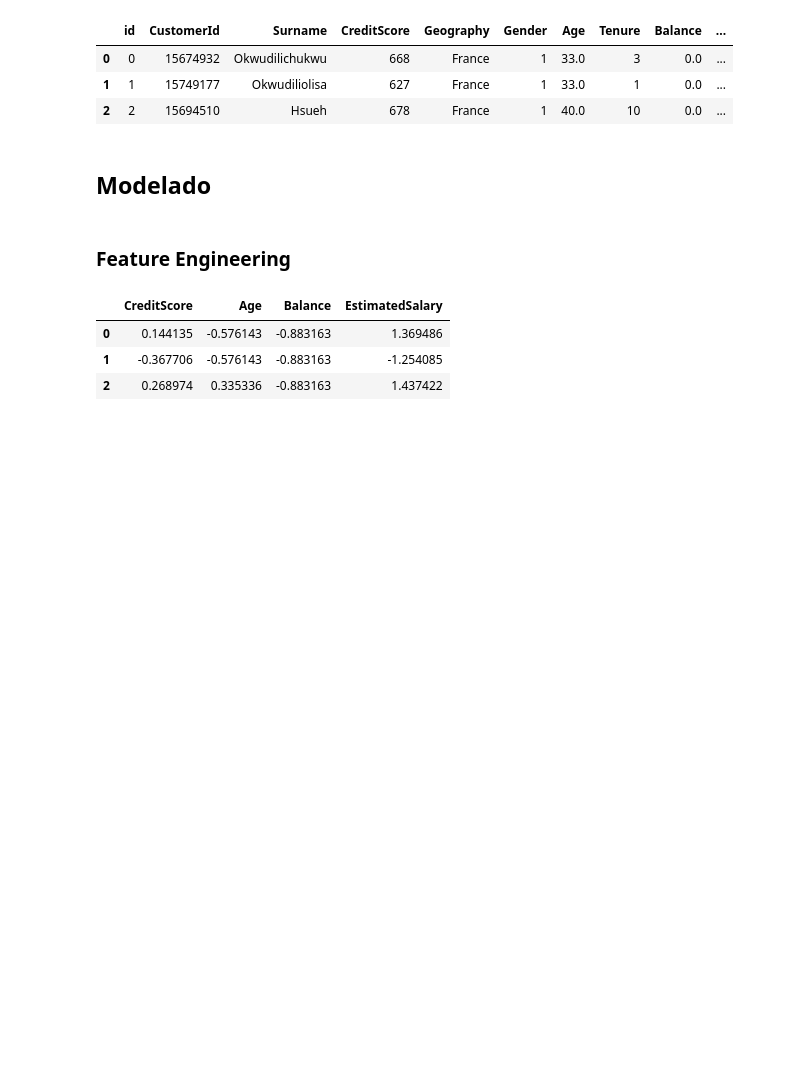
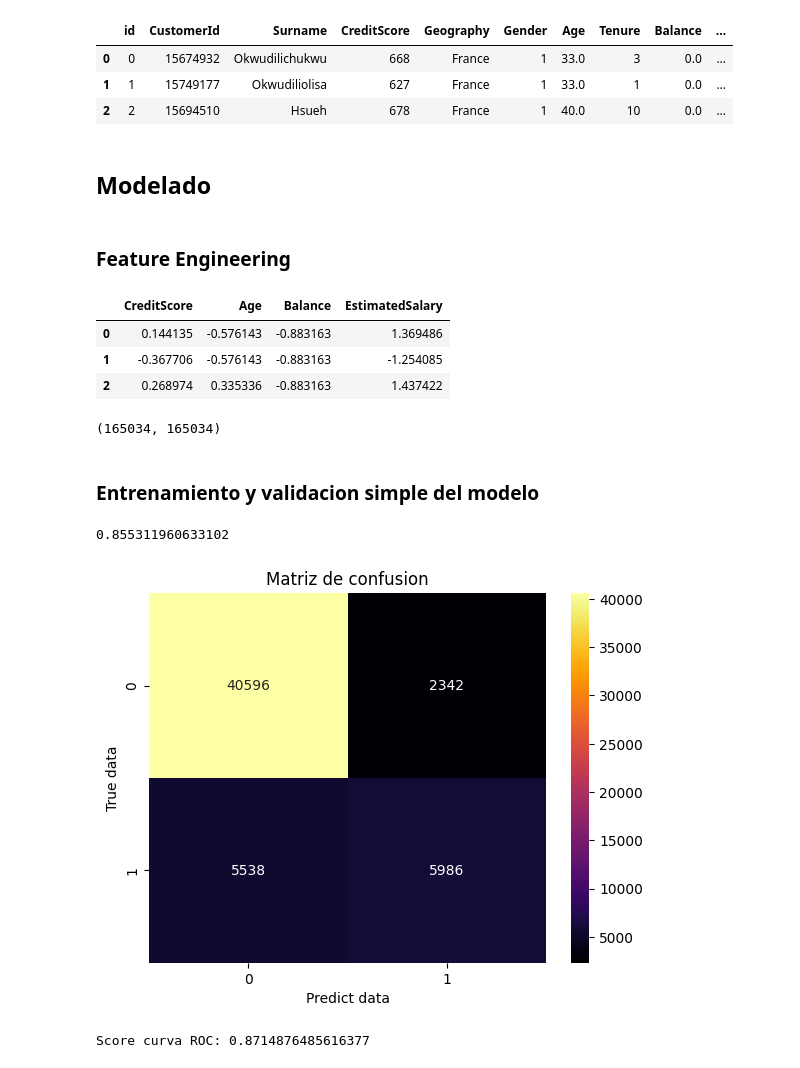
Before and after one commit to arielRas/KaggleCompetition-Coder52295, a Jupyter notebook: Model.ipynb, the cells around one changed output. Drawn from its saved outputs; the diff is of its cells as text; code cells hidden in the pictures; blank space fills up the shorter version.

Commit message:
Test del modelo y grafico de metricas

```diff
--- a/Model.ipynb
+++ b/Model.ipynb
@@ -39,3 +42,48 @@ x = pd.concat([df[vars], std_vars], axis=1)
 
 #VARIABLE OBJETIVO
 y = df.Exited
+# %%
+x.shape[0], y.shape[0]
+# %% [output]
+(165034, 165034)
+# %% [markdown]
+### Entrenamiento y validacion simple del modelo
+# %%
+#IMPORTACION DE LIBRERIA
+from sklearn.model_selection import train_test_split
+
+#DIVISION DE DATOS PARA TRAIN Y TEST
+X_train, X_test, y_train, y_test = train_test_split(x, y, test_size=0.33, stratify=y, random_state=42)
+# %%
+from sklearn.ensemble import RandomForestClassifier
+from sklearn.metrics import confusion_matrix, accuracy_score
+
+#INSTANCIA Y ENTRENAMIENTO DEL MODELO
+model = RandomForestClassifier(max_depth=18, max_features=0.5, n_estimators=300, random_state=42)
+model.fit(X_train, y_train)
+
+#PREDICCION
+y_pred = model.predict(X_test)
+accuracy_score(y_true=y_test ,y_pred=y_pred)
+# %% [output]
+0.855311960633102
+# %%
+#GRAFICO DE MATRIZ DE CONFUSION
+matrix = confusion_matrix(y_test, y_pred)
+sns.heatmap(matrix, fmt='.0f', annot=True, cmap='inferno')
+plt.title('Matriz de confusion')
+plt.xlabel('Predict data')
+#plt.xticks(ticks=[0.5,1.5], labels=['No cancelada', 'Cancelada'])
+plt.ylabel('True data')
+#plt.yticks(ticks=[0.5,1.5], labels=['No cancelada', 'Cancelada'])
+plt.show()
+# %% [output]
+[figure, added]
+# %%
+from sklearn.metrics import roc_auc_score, roc_curve
+
+#SCORE CURVA ROC
+y_prob = model.predict_proba(X_test)[:,1]
+print(f'Score curva ROC: {roc_auc_score(y_test, y_prob)}')
+# %% [output]
+Score curva ROC: 0.8714876485616377
```
Also changed, not shown: parts of 5 cells of this notebook.
